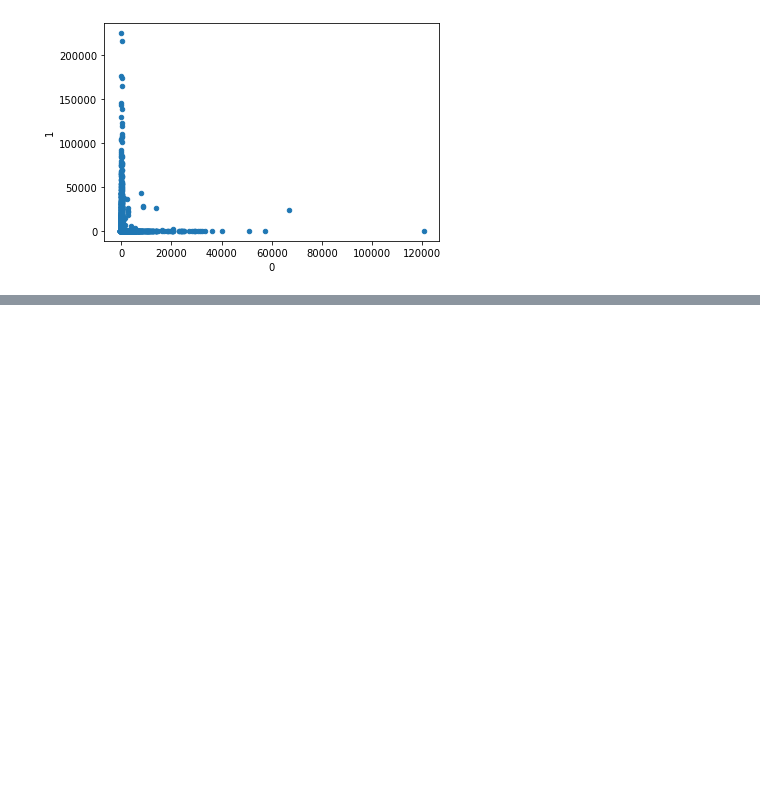
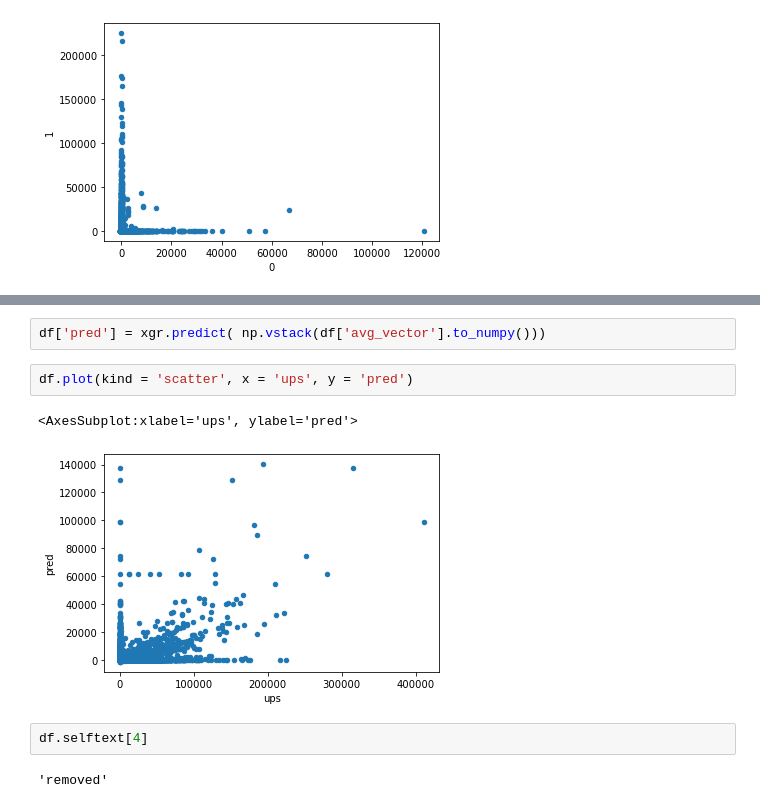
Before and after one commit to ElleNajt/ErdosInstitute-SIG_Project, a Jupyter notebook: Feature_Design/word2vec.ipynb, the cells around one changed output, grey strips where cells are left out. Saved outputs shown, nothing was run; the diff lists cells and outputs as text; blank space fills up the shorter version.

```diff
--- a/Feature_Design/word2vec.ipynb
+++ b/Feature_Design/word2vec.ipynb
@@ -257,0 +339,11 @@ datetime.now().strftime("%H:%M:%S")
+# %%
+df['pred'] = xgr.predict( np.vstack(df['avg_vector'].to_numpy()))
+# %%
+df.plot(kind = 'scatter', x = 'ups', y = 'pred')
+# %% [output]
+<AxesSubplot:xlabel='ups', ylabel='pred'>
+[figure, added]
+# %%
+df.selftext[4]
+# %% [output]
+'removed'
```
Also changed, not shown: parts of 33 cells of this notebook.
